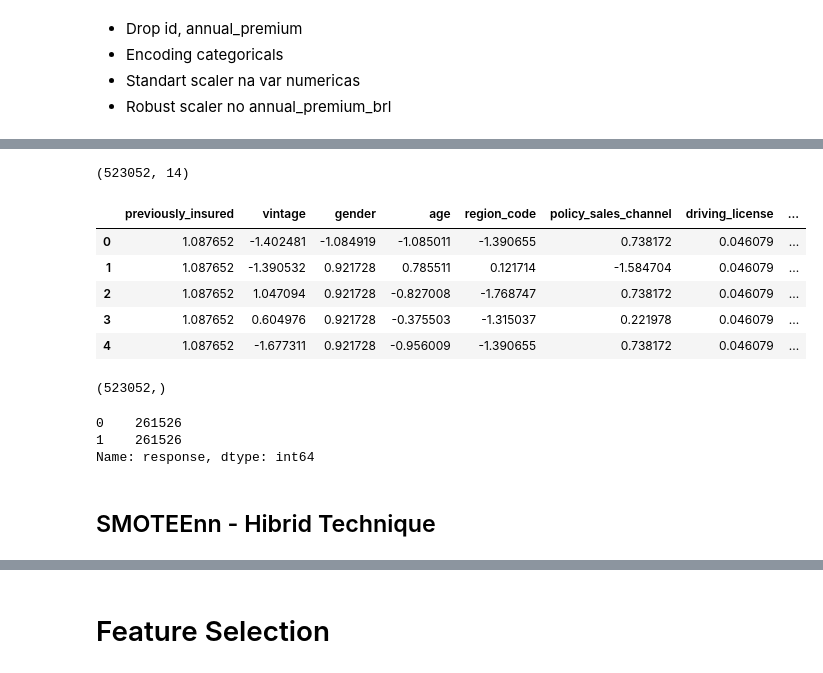
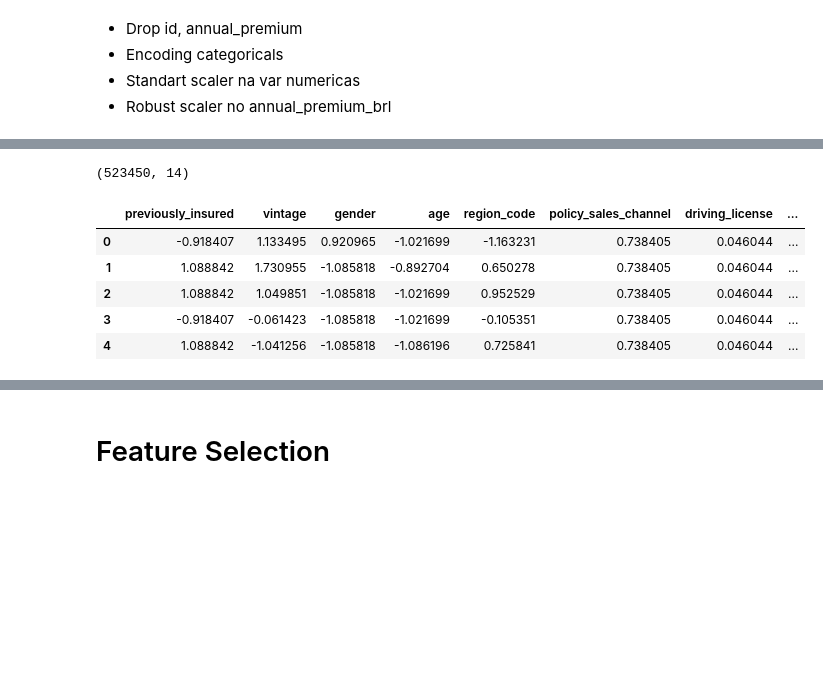
Before and after one commit to bruno154/health_insurence_cross_sell_project, a Jupyter notebook: pa004_health_insurance_cross_sell.ipynb, the cells around one changed output, grey strips where cells are left out. Saved outputs shown, nothing was run; the diff lists cells and outputs as text; code cells hidden in the pictures; blank space fills up the shorter version.

```diff
--- a/pa004_health_insurance_cross_sell.ipynb
+++ b/pa004_health_insurance_cross_sell.ipynb
@@ -1263,21 +1418,21 @@ Xtrain.head()
  - Robust scaler no annual_premium_brl
 # %%
 # Dropping id, annual_premium
-Xtrain.drop(['id','annual_premium'], axis=1, inplace=True)
-Xtest.drop(['id','annual_premium'], axis=1, inplace=True)
+train_data.drop(['id','annual_premium'], axis=1, inplace=True)
+test_data.drop(['id','annual_premium'], axis=1, inplace=True)
 # %%
 # Encoding categoricals
-categoricals = Xtrain.select_dtypes(include = ['object']).columns.to_list()
+categoricals = train_data.select_dtypes(include = ['object']).columns.to_list()
 
 # Encoder
 enc = OrdinalEncoder()
 
 for cat in categoricals:
-    Xtrain[cat] = enc.fit_transform(np.array(Xtrain[cat]).reshape(-1,1))
-    Xtest[cat] = enc.fit_transform(np.array(Xtest[cat]).reshape(-1,1))
+    train_data[cat] = enc.fit_transform(np.array(train_data[cat]).reshape(-1,1))
+    test_data[cat] = enc.fit_transform(np.array(test_data[cat]).reshape(-1,1))
 # %%
 # Standart Scaler variaveis numericas
-numericals = Xtrain.select_dtypes(include = ['int64', 'float64']).columns.to_list()
+numericals = train_data.select_dtypes(include = ['int64', 'float64']).columns.to_list()
 numericals.remove('annual_premium_brl')
 
 # Scaler
@@ -1285,13 +1440,13 @@ scaler = StandardScaler()
 
 # Encoding
 for num in numericals:
-    Xtrain[num] = scaler.fit_transform(np.array(Xtrain[num]).reshape(-1,1))
-    Xtest[num] = scaler.fit_transform(np.array(Xtest[num]).reshape(-1,1))
+    train_data[num] = scaler.fit_transform(np.array(train_data[num]).reshape(-1,1))
+    test_data[num] = scaler.fit_transform(np.array(test_data[num]).reshape(-1,1))
 
 # RobusScaler
 var = 'annual_premium_brl'
 rscaler = RobustScaler()
 
 # Encoding
-Xtrain[var] = rscaler.fit_transform(np.array(Xtrain[var]).reshape(-1,1))
-Xtest[var] = rscaler.fit_transform(np.array(Xtest[var]).reshape(-1,1))
+train_data[var] = rscaler.fit_transform(np.array(train_data[var]).reshape(-1,1))
+test_data[var] = rscaler.fit_transform(np.array(test_data[var]).reshape(-1,1))
@@ -1311,7 +1453,11 @@ Xtrain.head()
 # %%
-%%time
+# X and y
+X_train = train_data
+X_test = test_data
+
+
 # Balancing the data
-smt = SMOTETomek(sampling_strategy='minority' ,random_state=42, n_jobs=-1)
+smt = SMOTETomek(sampling_strategy='minority' ,random_state=42)
 
-Xtrain_tomek, ytrain_tomek = smt.fit_resample(Xtrain, ytrain)
-Xvalid_tomek, yvalid_tomek = smt.fit_resample(Xtest, ytest)
+Xtrain_smt, ytrain_smt = smt.fit_resample(X_train, y_train)
+Xvalid_smt, yvalid_smt = smt.fit_resample(X_test, y_test)
@@ -1321,23 +1464,12 @@ Wall time: 6min 14s
 # %%
 # All Preparation Done
-print(Xtrain_tomek.shape)
-Xtrain_tomek.head()
+print(Xtrain_smt.shape)
+Xtrain_smt.head()
 # %% [output]
-(523052, 14)
+(523450, 14)
 |  | previously_insured | vintage | gender | age | region_code | policy_sales_channel | driving_license | ... |
-| 0 | 1.087652 | -1.402481 | -1.084919 | -1.085011 | -1.390655 | 0.738172 | 0.046079 | ... |
-| 1 | 1.087652 | -1.390532 | 0.921728 | 0.785511 | 0.121714 | -1.584704 | 0.046079 | ... |
-| 2 | 1.087652 | 1.047094 | 0.921728 | -0.827008 | -1.768747 | 0.738172 | 0.046079 | ... |
-| 3 | 1.087652 | 0.604976 | 0.921728 | -0.375503 | -1.315037 | 0.221978 | 0.046079 | ... |
-| 4 | 1.087652 | -1.677311 | 0.921728 | -0.956009 | -1.390655 | 0.738172 | 0.046079 | ... |
+| 0 | -0.918407 | 1.133495 | 0.920965 | -1.021699 | -1.163231 | 0.738405 | 0.046044 | ... |
+| 1 | 1.088842 | 1.730955 | -1.085818 | -0.892704 | 0.650278 | 0.738405 | 0.046044 | ... |
+| 2 | 1.088842 | 1.049851 | -1.085818 | -1.021699 | 0.952529 | 0.738405 | 0.046044 | ... |
+| 3 | -0.918407 | -0.061423 | -1.085818 | -1.021699 | -0.105351 | 0.738405 | 0.046044 | ... |
+| 4 | 1.088842 | -1.041256 | -1.085818 | -1.086196 | 0.725841 | 0.738405 | 0.046044 | ... |
-# %%
-# Over test data
-print(ytrain_tomek.shape)
-ytrain_tomek.value_counts()
-# %% [output]
-(523052,)
-0    261526
-1    261526
-Name: response, dtype: int64
-# %% [markdown]
-## SMOTEEnn - Hibrid Technique
```
Also changed, not shown: parts of 63 cells of this notebook, 6 other files.
